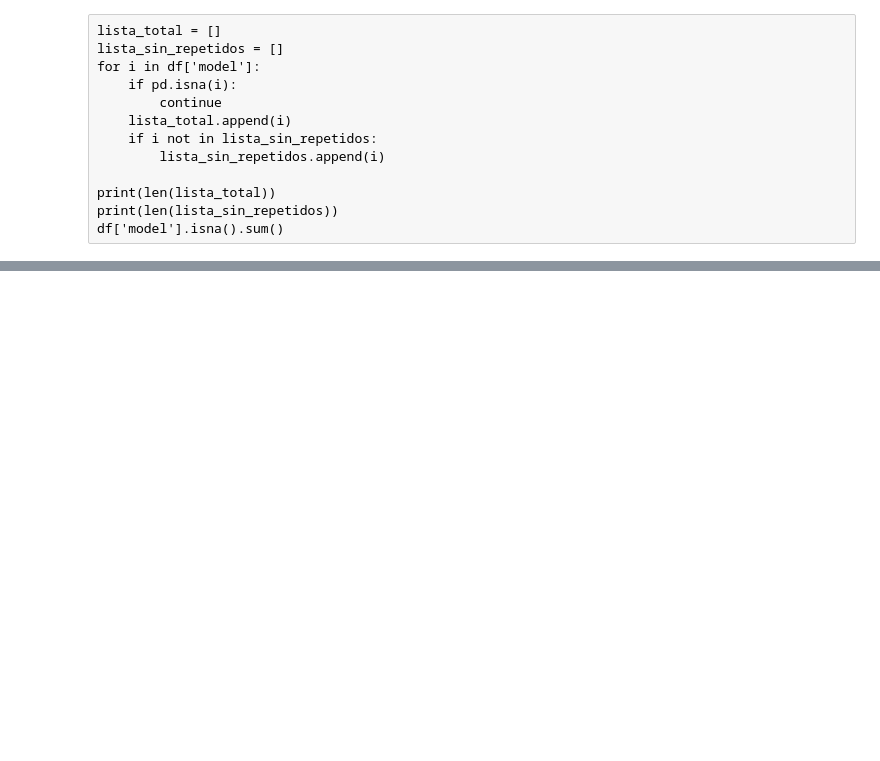
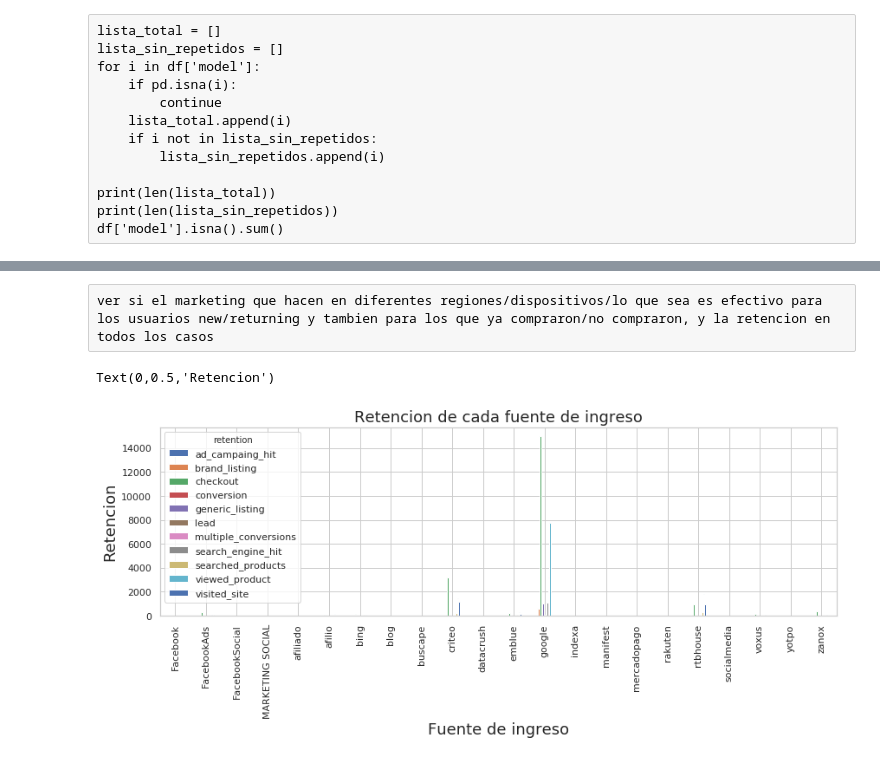
Before and after one commit to MartinCohen98/OrganizacionDeDatosTP1, a Jupyter notebook: notebook_tp.ipynb, the cells around one changed output, grey strips where cells are left out. Drawn from its saved outputs; the diff is of its cells as text; code cells hidden in the pictures; blank space fills up the shorter version.

Commit message:
agregados primeros plots con retencion

```diff
--- a/notebook_tp.ipynb
+++ b/notebook_tp.ipynb
@@ -144,9 +144,10 @@ dict1 = ({'timestamp':primero, 'person':primero, 'sku':listar, 'model':listar, '
           'city':primero, 'region':primero, 'country':primero, 'device_type':primero, 'screen_resolution':primero, 'operating_system_version':primero,
           'browser_version':primero, 'day_of_week':primero, 'month':primero,'hour':primero, 'viewed_product':'sum', 'brand_listing':'sum',
           'visited_site':'sum', 'ad_campaign_hit':'sum', 'generic_listing':'sum','searched_products':'sum', 'search_engine_hit':'sum', 'checkout':'sum',
-          'conversion':'sum','lead':'sum', 'ad_url_model':'sum', 'ad_url_brand':'sum', 'newperson':primero})
+          'conversion':'sum','lead':'sum', 'ad_url_model':'sum', 'ad_url_brand':'sum', 'newperson':primero, 'already_buyed':sum, 'first_convertion':sum})
 
 entrydf = df.groupby('entry').agg(dict1)
+entrydf['already_buyed'] = (entrydf['already_buyed'] >0)
 # %% [raw]
 A cada entry se le calcula la retencion, que corresponde al evento mas importante que ocurrio en el ingreso
 # %%
@@ -238,0 +250,10 @@ entrydf
+# %% [raw]
+ver si el marketing que hacen en diferentes regiones/dispositivos/lo que sea es efectivo para los usuarios new/returning y tambien para los que ya compraron/no compraron, y la retencion en todos los casos
+# %%
+plot=pd.crosstab(entrydf['campaign_source'], entrydf['retention']).plot(kind='bar',figsize=(14,4));
+plot.set_title("Retencion de cada fuente de ingreso", fontsize=18)
+plot.set_xlabel("Fuente de ingreso",fontsize=18)
+plot.set_ylabel("Retencion", fontsize=18)
+# %% [output]
+Text(0,0.5,'Retencion')
+[figure, added]
```
Also changed, not shown: parts of 9 cells of this notebook.
